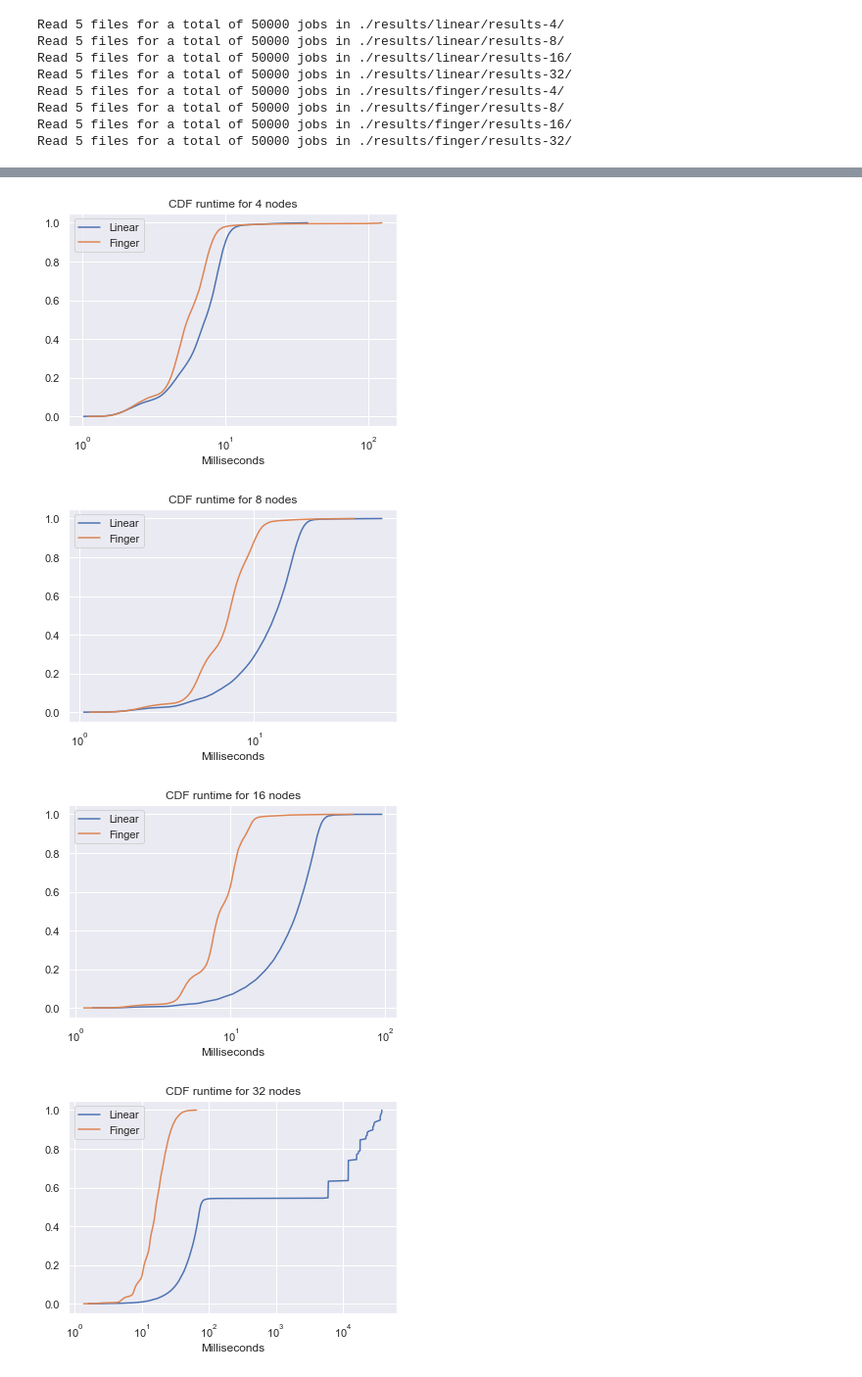
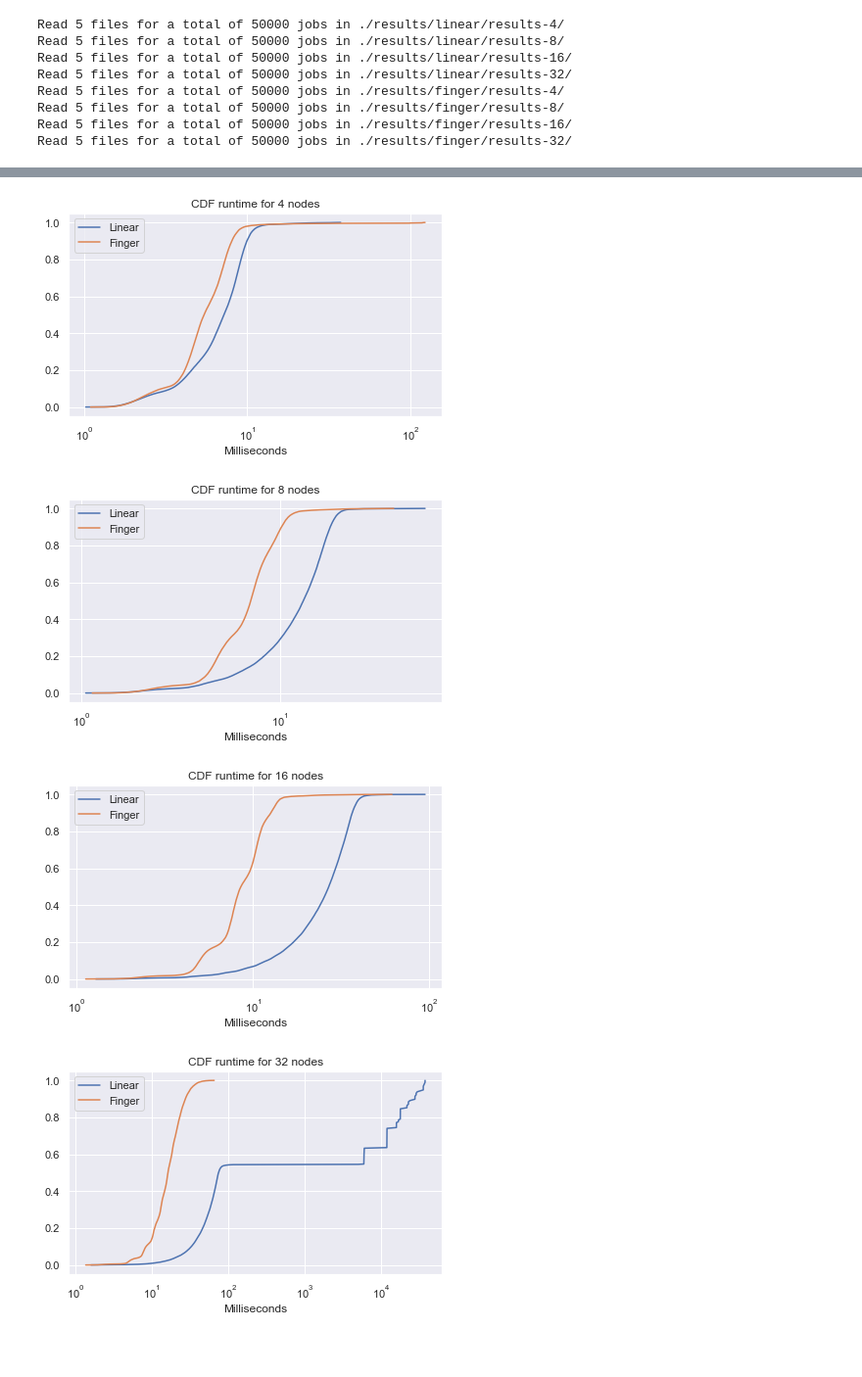
Before and after one commit to Trottero/ddps_2, a Jupyter notebook: experiment-1.ipynb, the cells around one changed output, grey strips where cells are left out. Shown at 98% size. Saved outputs shown, nothing was run; the diff lists cells and outputs as text; code cells hidden in the pictures; blank space fills up the shorter version.

```diff
--- a/experiment-1.ipynb
+++ b/experiment-1.ipynb
@@ -74,30 +75,31 @@ plt.close()
 # %%
 # CDFs for running time
 for n_nodes in [4, 8, 16, 32]:
     lin = linear_jobs[n_nodes][:, 0]
     lin.sort()
 
     dx_lin = 1 / len(lin)
     lin_norm = lin / (dx_lin * lin).sum()
     CY_lin = np.cumsum(lin_norm * dx_lin)
 
     finger = finger_jobs[n_nodes][:, 0]
     finger.sort()
 
     dx_finger = 1 / len(finger)
     finger_norm = finger / (dx_finger * finger).sum()
     CY_finger = np.cumsum(finger_norm * dx_finger)
 
     sns.lineplot(x=lin, y=CY_lin, label='Linear')
     sns.lineplot(x=finger, y=CY_finger, label='Finger')
     plt.xscale('log')
     plt.title(f'CDF runtime for {n_nodes} nodes')
     plt.xlabel('Milliseconds')
+    plt.tight_layout()
     plt.savefig(f'cdf_runtime_{n_nodes}_nodes.pdf')
     plt.show()
     plt.close()
 # %% [output]
-[figure, old version]
+[figure, new version]
-[figure, old version]
+[figure, new version]
-[figure, old version]
+[figure, new version]
-[figure, old version]
+[figure, new version]
```
Also changed, not shown: parts of 1 cell of this notebook.
